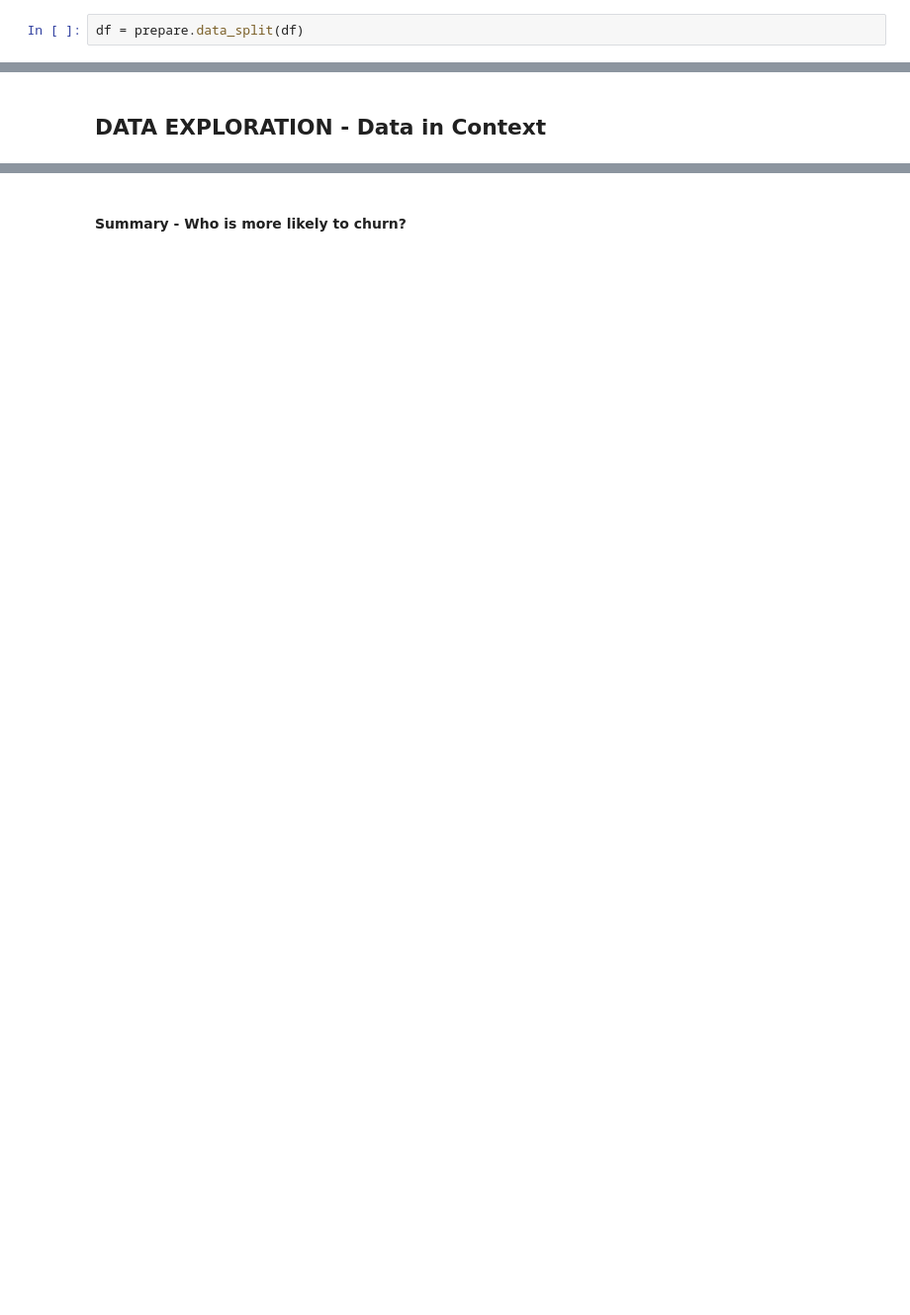
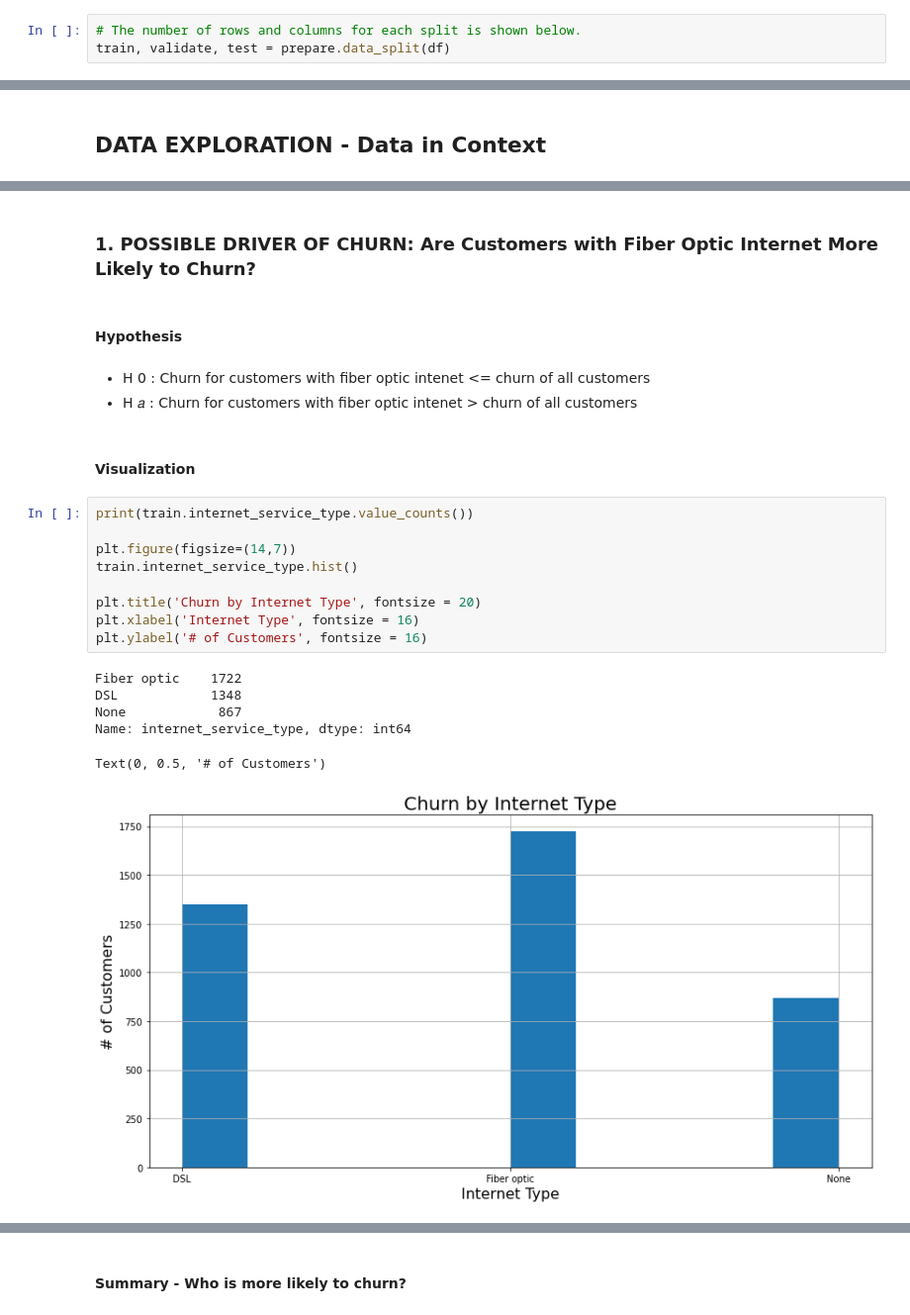
Before and after one commit to rachelrobbinsmayhill/classification-project, a Jupyter notebook: Churn_Report.ipynb, the cells around one changed output, grey strips where cells are left out. Shown at 99% size. Saved outputs shown, nothing was run; the diff lists cells and outputs as text; blank space fills up the shorter version.

```diff
--- a/Churn_Report.ipynb
+++ b/Churn_Report.ipynb
@@ -107,3 +125,4 @@ After cleaning-up the data, it is split into 3 samples;  train, validate, and te
 # %%
-df = prepare.data_split(df)
+# The number of rows and columns for each split is shown below.
+train, validate, test = prepare.data_split(df)
 # %% [output]
@@ -138,0 +199,25 @@ ______
+# %% [markdown]
+### 1.  POSSIBLE DRIVER OF CHURN: Are Customers with Fiber Optic Internet More Likely to Churn?
+# %% [markdown]
+#### Hypothesis
+# %% [markdown]
+- H 0 : Churn for customers with fiber optic intenet <= churn of all customers
+- H 𝑎 : Churn for customers with fiber optic intenet > churn of all customers
+# %% [markdown]
+#### Visualization
+# %%
+print(train.internet_service_type.value_counts())
+
+plt.figure(figsize=(14,7))
+train.internet_service_type.hist()
+
+plt.title('Churn by Internet Type', fontsize = 20)
+plt.xlabel('Internet Type', fontsize = 16)
+plt.ylabel('# of Customers', fontsize = 16)
+# %% [output]
+Fiber optic    1722
+DSL            1348
+None            867
+Name: internet_service_type, dtype: int64
+Text(0, 0.5, '# of Customers')
+[figure, added]
```
Also changed, not shown: parts of 80 cells of this notebook.
